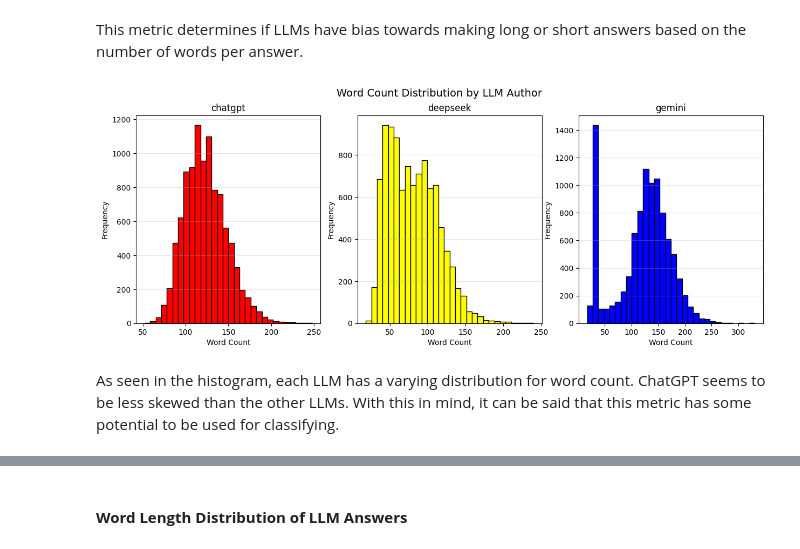
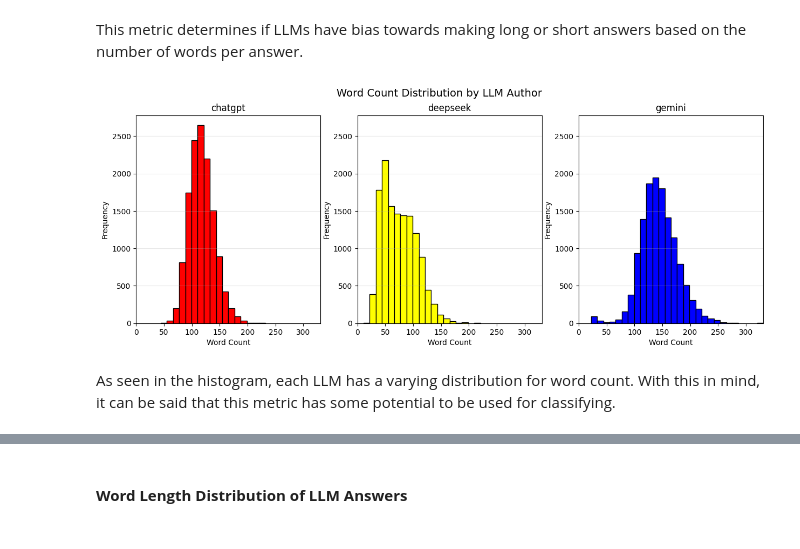
Before and after one commit to tonyyyy0304/STINTSYMCO, a Jupyter notebook: llm_corpus_analysis.ipynb, the cells around one changed output, grey strips where cells are left out. Drawn from its saved outputs; the diff is of its cells as text; code cells hidden in the pictures.

```diff
--- a/llm_corpus_analysis.ipynb
+++ b/llm_corpus_analysis.ipynb
@@ -232,24 +235,41 @@ This metric determines if LLMs have bias towards making long or short answers ba
 # %%
 df['word_count'] = df['answer'].str.split().str.len()
 
 fig, axes = plt.subplots(1, 3, figsize=(15, 5))
 authors = ['chatgpt', 'deepseek', 'gemini']
 color = ['red', 'yellow', 'blue']
 
+# Compute global max for fixed x-axis and y-axis
+all_word_counts = {
+    author: df[df['author'] == author]['word_count'].values
+    for author in authors
+}
+global_max_wc = max((counts.max() if len(counts) else 0) for counts in all_word_counts.values())
+bins = 30
+hist_range = (0, max(global_max_wc, 1))
+
+max_count = 0
+for author in authors:
+    counts, _ = np.histogram(all_word_counts[author], bins=bins, range=hist_range)
+    if counts.max() > max_count:
+        max_count = counts.max()
+
 for idx, author in enumerate(authors):
-    data = df[df['author'] == author]['word_count']
-    axes[idx].hist(data, bins = 30, color = color[idx], edgecolor = 'black')
-    axes[idx].set_title(author, fontsize = 12)
-    axes[idx].set_xlabel('Word Count', fontsize = 10)
-    axes[idx].set_ylabel('Frequency', fontsize = 10)
-    axes[idx].grid(axis = 'y', alpha = 0.3)
+    data = all_word_counts[author]
+    axes[idx].hist(data, bins=bins, range=hist_range, color=color[idx], edgecolor='black')
+    axes[idx].set_title(author, fontsize=12)
+    axes[idx].set_xlabel('Word Count', fontsize=10)
+    axes[idx].set_ylabel('Frequency', fontsize=10)
+    axes[idx].set_xlim(hist_range)
+    axes[idx].set_ylim(0, max_count * 1.05 if max_count > 0 else 1)
+    axes[idx].grid(axis='y', alpha=0.3)
 
-plt.suptitle('Word Count Distribution by LLM Author', fontsize = 14)
+plt.suptitle('Word Count Distribution by LLM Author', fontsize=14)
 plt.show()
 # %% [output]
-[figure, old version]
+[figure, new version]
 # %% [markdown]
-As seen in the histogram, each LLM has a varying distribution for word count. ChatGPT seems to be less skewed than the other LLMs. With this in mind, it can be said that this metric has some potential to be used for classifying.
+As seen in the histogram, each LLM has a varying distribution for word count. With this in mind, it can be said that this metric has some potential to be used for classifying.
 # %%
 print("Word Count Statistics by LLM Author:")
 print(df.groupby('author')['word_count'].describe())
```
Also changed, not shown: parts of 28 cells of this notebook, 5 other files.
